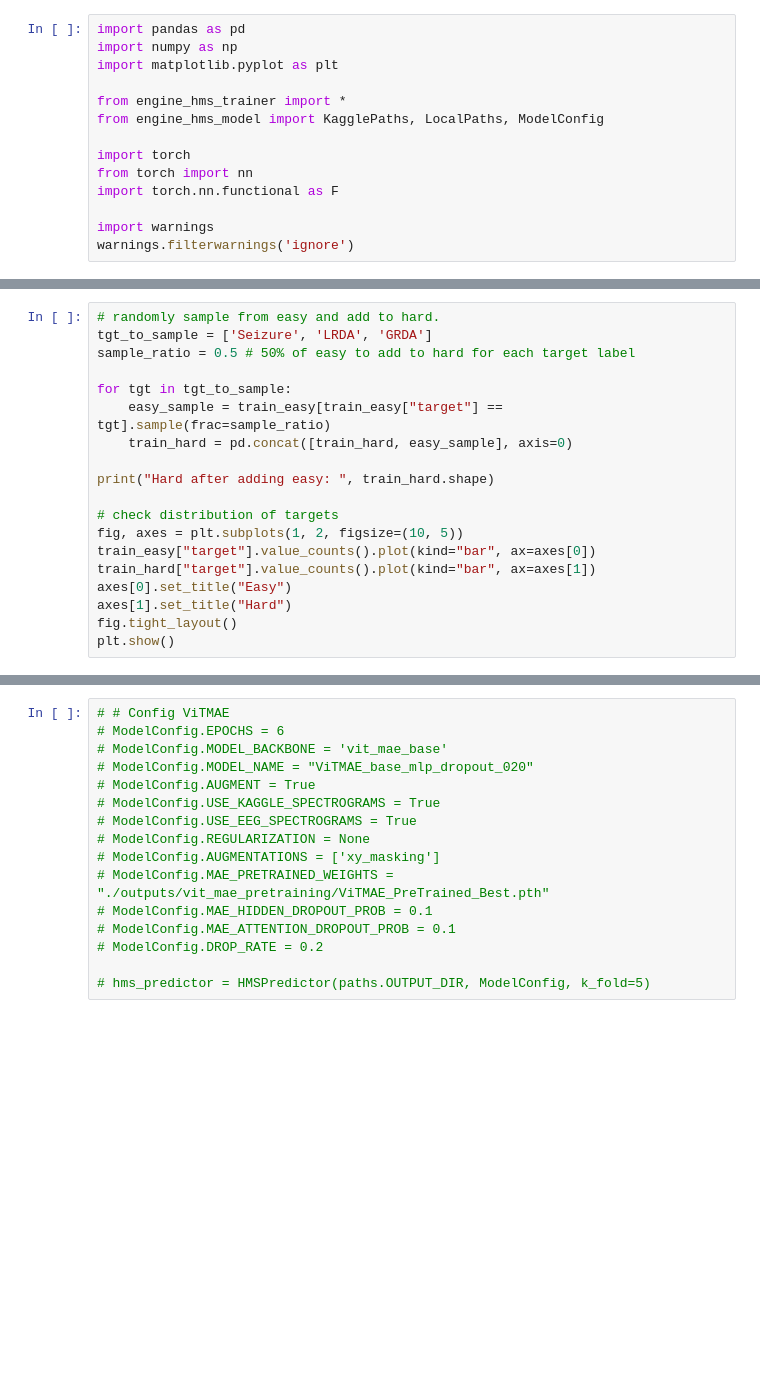
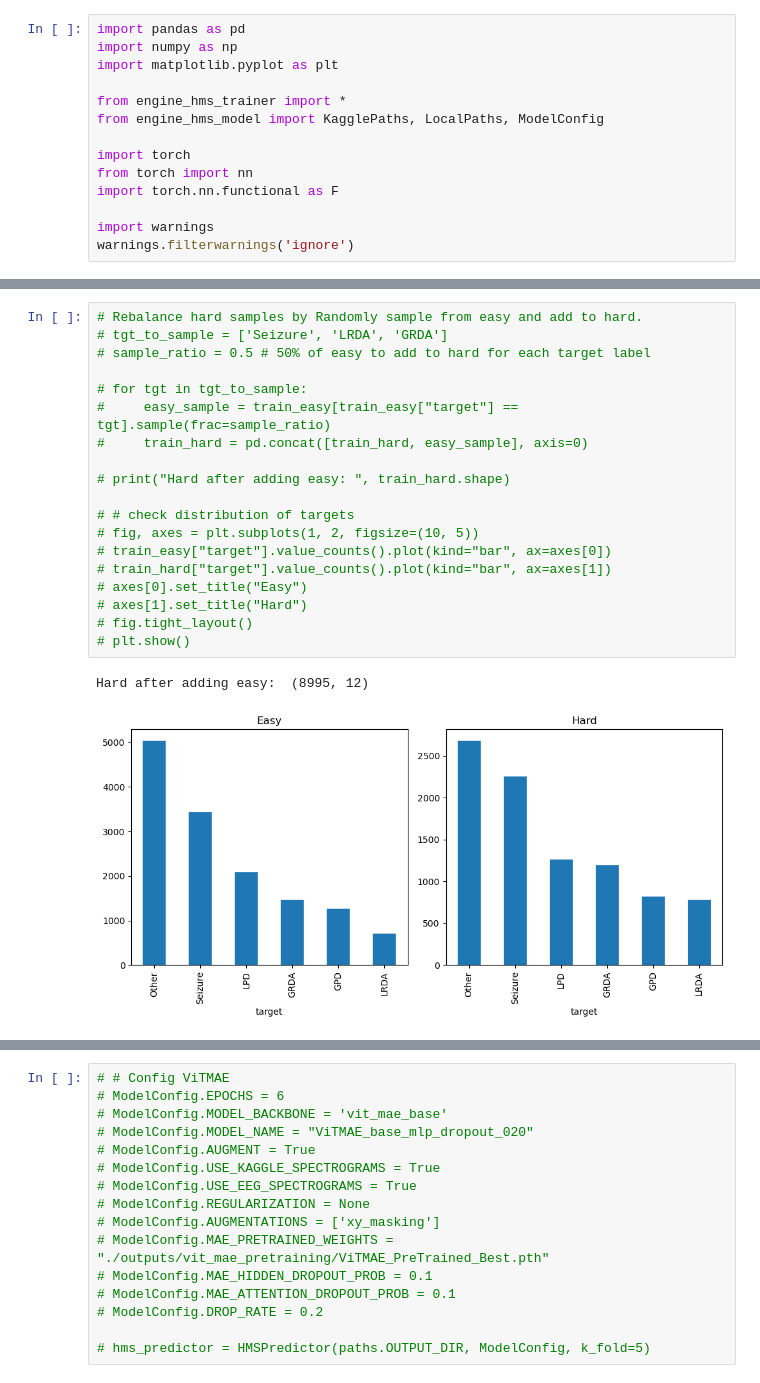
Before and after one commit to AzimuthLI/kaggle_hms, a Jupyter notebook: train_hms_two_stage.ipynb, the cells around one changed output, grey strips where cells are left out. Drawn from its saved outputs; the diff is of its cells as text; blank space fills up the shorter version.

```diff
--- a/train_hms_two_stage.ipynb
+++ b/train_hms_two_stage.ipynb
@@ -41,22 +62,25 @@ plt.show()
 # %%
-# randomly sample from easy and add to hard.
-tgt_to_sample = ['Seizure', 'LRDA', 'GRDA']
-sample_ratio = 0.5 # 50% of easy to add to hard for each target label
+# Rebalance hard samples by Randomly sample from easy and add to hard.
+# tgt_to_sample = ['Seizure', 'LRDA', 'GRDA']
+# sample_ratio = 0.5 # 50% of easy to add to hard for each target label
 
-for tgt in tgt_to_sample:
-    easy_sample = train_easy[train_easy["target"] == tgt].sample(frac=sample_ratio)
-    train_hard = pd.concat([train_hard, easy_sample], axis=0)
+# for tgt in tgt_to_sample:
+#     easy_sample = train_easy[train_easy["target"] == tgt].sample(frac=sample_ratio)
+#     train_hard = pd.concat([train_hard, easy_sample], axis=0)
 
-print("Hard after adding easy: ", train_hard.shape)
+# print("Hard after adding easy: ", train_hard.shape)
 
-# check distribution of targets
-fig, axes = plt.subplots(1, 2, figsize=(10, 5))
-train_easy["target"].value_counts().plot(kind="bar", ax=axes[0])
-train_hard["target"].value_counts().plot(kind="bar", ax=axes[1])
-axes[0].set_title("Easy")
-axes[1].set_title("Hard")
-fig.tight_layout()
-plt.show()
+# # check distribution of targets
+# fig, axes = plt.subplots(1, 2, figsize=(10, 5))
+# train_easy["target"].value_counts().plot(kind="bar", ax=axes[0])
+# train_hard["target"].value_counts().plot(kind="bar", ax=axes[1])
+# axes[0].set_title("Easy")
+# axes[1].set_title("Hard")
+# fig.tight_layout()
+# plt.show()
+# %% [output]
+Hard after adding easy:  (8995, 12)
+[figure, added]
 # %%
 # Config EfficientNet
 ModelConfig.EPOCHS = 6
```
Also changed, not shown: parts of 7 cells of this notebook.
